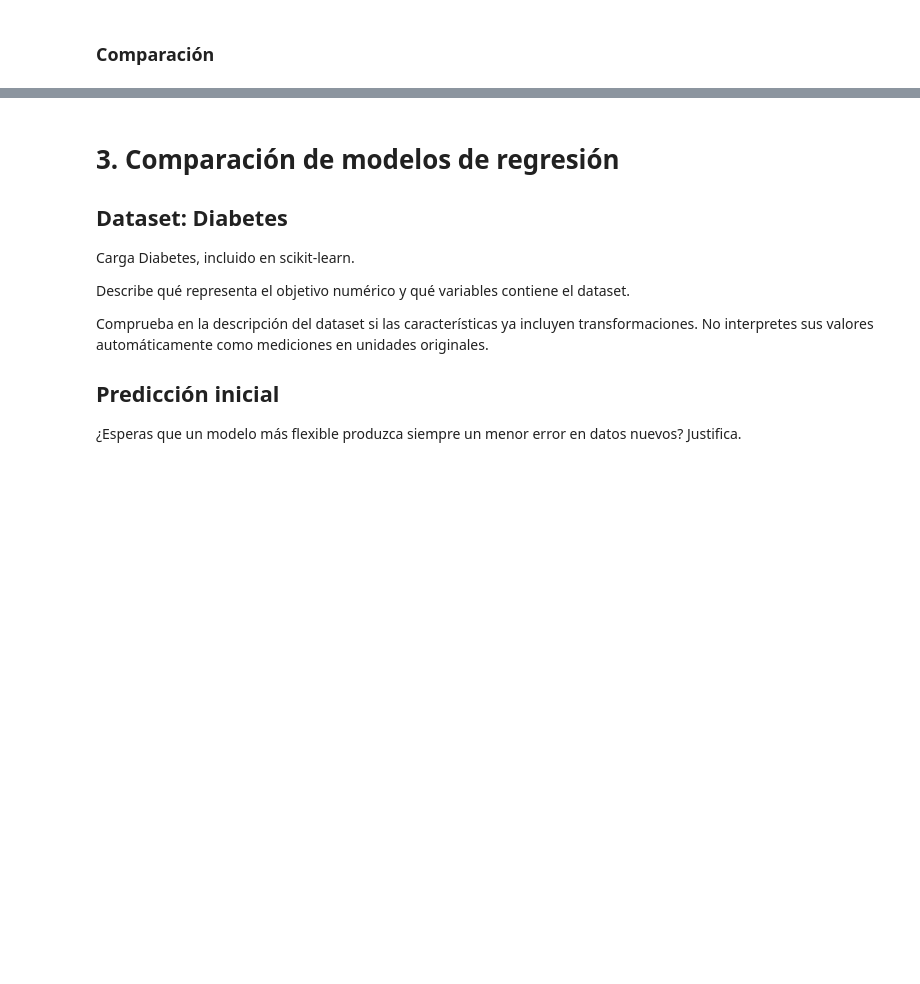
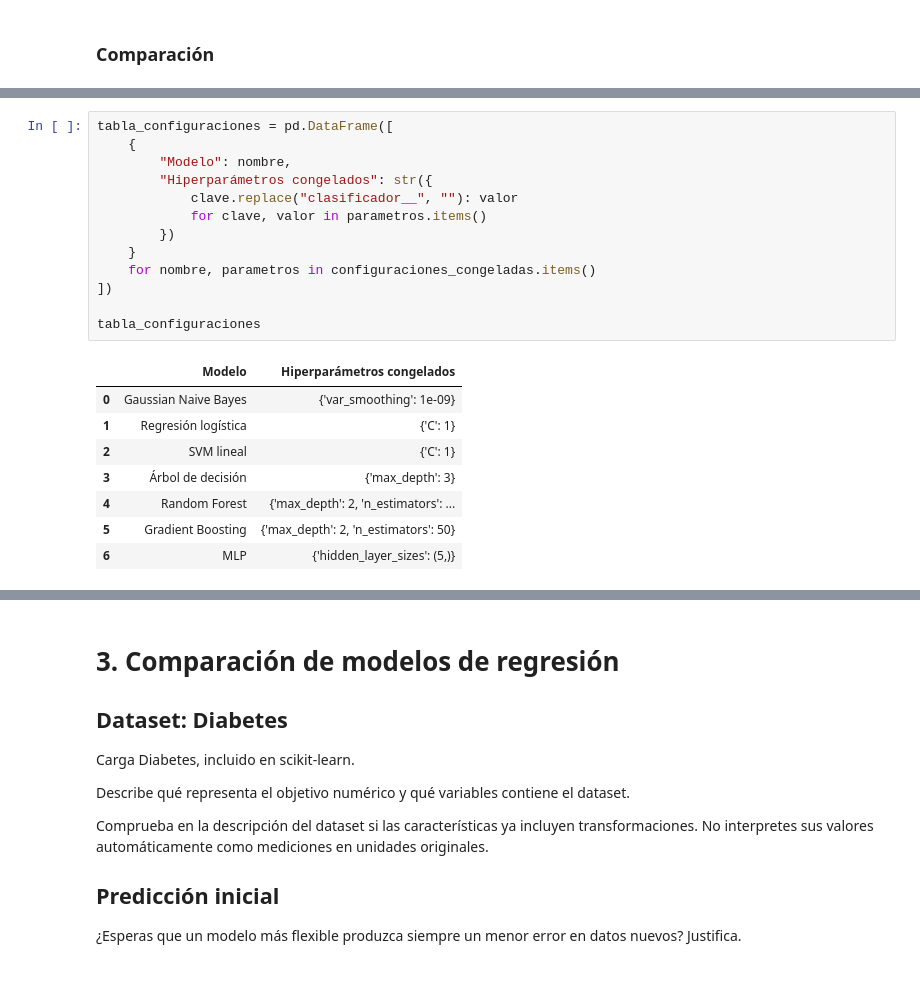
Before and after one commit to Boris-epn/Recuperaci-n-de-la-informaci-n, a Jupyter notebook: Primer bimestre/01_revml.ipynb, the cells around one changed output, grey strips where cells are left out. Cells and saved outputs as stored; diff of their text form; blank space fills up the shorter version.

```diff
--- a/Primer bimestre/01_revml.ipynb
+++ b/Primer bimestre/01_revml.ipynb
@@ -428 +561,23 @@ resultados_iniciales.sort_values(
+# %%
+tabla_configuraciones = pd.DataFrame([
+    {
+        "Modelo": nombre,
+        "Hiperparámetros congelados": str({
+            clave.replace("clasificador__", ""): valor
+            for clave, valor in parametros.items()
+        })
+    }
+    for nombre, parametros in configuraciones_congeladas.items()
+])
+
+tabla_configuraciones
+# %% [output]
+|  | Modelo | Hiperparámetros congelados |
+| 0 | Gaussian Naive Bayes | {'var_smoothing': 1e-09} |
+| 1 | Regresión logística | {'C': 1} |
+| 2 | SVM lineal | {'C': 1} |
+| 3 | Árbol de decisión | {'max_depth': 3} |
+| 4 | Random Forest | {'max_depth': 2, 'n_estimators': ... |
+| 5 | Gradient Boosting | {'max_depth': 2, 'n_estimators': 50} |
+| 6 | MLP | {'hidden_layer_sizes': (5,)} |
 # %% [markdown]
```
Also changed, not shown: parts of 9 cells of this notebook.
